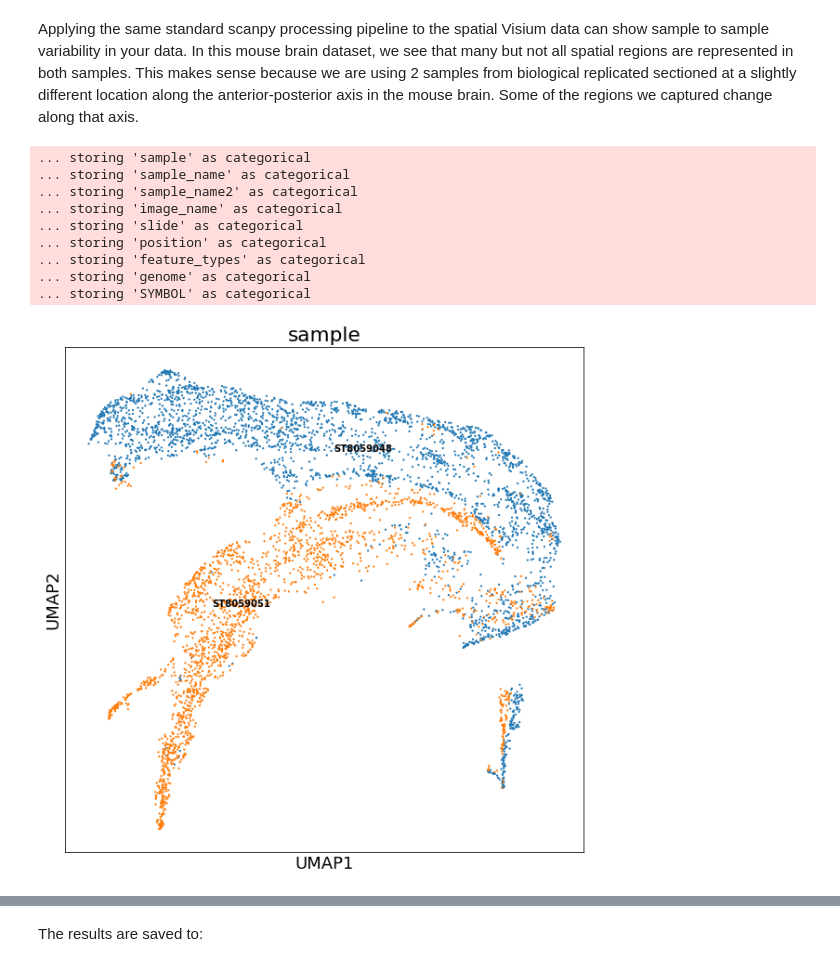
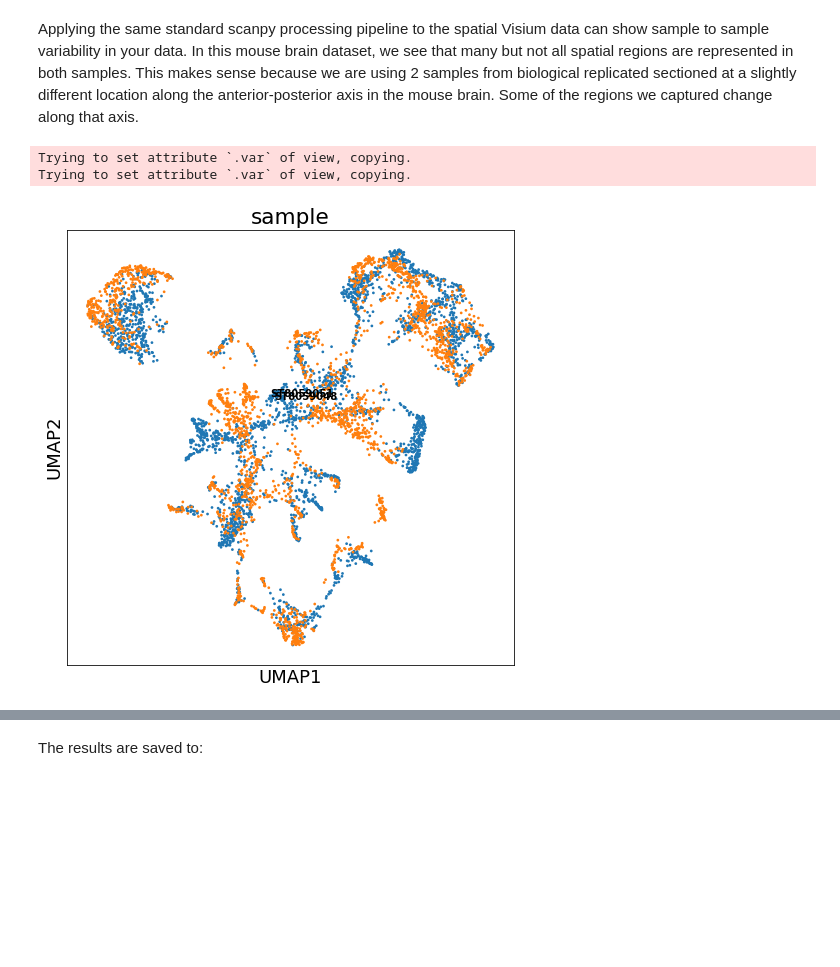
Before and after one commit to BayraktarLab/cell2location, a Jupyter notebook: docs/notebooks/cell2location_short_demo.ipynb, the cells around one changed output, grey strips where cells are left out. Drawn from its saved outputs; the diff is of its cells as text; code cells hidden in the pictures; blank space fills up the shorter version.

```diff
--- a/docs/notebooks/cell2location_short_demo.ipynb
+++ b/docs/notebooks/cell2location_short_demo.ipynb
@@ -307,26 +294,37 @@ sc.pl.umap(adata_snrna_raw, color=['annotation_1'], size=15,
 # %% [markdown]
 Applying the same standard scanpy processing pipeline to the spatial Visium data can show sample to sample variability in your data. In this mouse brain dataset,  we see that many but not all spatial regions are represented in both samples. This makes sense because we are using 2 samples from biological replicated sectioned at a slightly different location along the anterior-posterior axis in the mouse brain. Some of the regions we captured change along that axis.
-# %%
-sc.tl.pca(adata_vis, svd_solver='arpack', n_comps=50)
-sc.pp.neighbors(adata_vis, n_neighbors = 100, n_pcs = 50)
-sc.tl.umap(adata_vis, min_dist = 0.2, spread = 4)
-
-rcParams['figure.figsize'] = 10, 10
-rcParams["axes.facecolor"] = "white"
-sc.pl.umap(adata_vis, color=['sample'], size=20,
-           color_map = 'RdPu', ncols = 1, legend_loc='on data',
-           legend_fontsize=10)
-# %% [output]
-... storing 'sample' as categorical
-... storing 'sample_name' as categorical
-... storing 'sample_name2' as categorical
-... storing 'image_name' as categorical
-... storing 'slide' as categorical
-... storing 'position' as categorical
-... storing 'feature_types' as categorical
-... storing 'genome' as categorical
-... storing 'SYMBOL' as categorical
-[figure, removed]
+# %%
+adata_vis_plt = adata_vis.copy()
+
+# Log-transform (log(data + 1))
+sc.pp.log1p(adata_vis_plt)
+
+# Find highly variable genes within each sample
+adata_vis_plt.var['highly_variable'] = False
+for s in adata_vis_plt.obs['sample'].unique():
+
+    adata_vis_plt_1 = adata_vis_plt[adata_vis_plt.obs['sample'].isin([s]), :]
+    sc.pp.highly_variable_genes(adata_vis_plt_1, min_mean=0.0125, max_mean=5, min_disp=0.5, n_top_genes=1000)
+
+    hvg_list = list(adata_vis_plt_1.var_names[adata_vis_plt_1.var['highly_variable']])
+    adata_vis_plt.var.loc[hvg_list, 'highly_variable'] = True
+
+# Scale the data ( (data - mean) / sd )
+sc.pp.scale(adata_vis_plt, max_value=10)
+# PCA, KNN construction, UMAP
+sc.tl.pca(adata_vis_plt, svd_solver='arpack', n_comps=40, use_highly_variable=True)
+sc.pp.neighbors(adata_vis_plt, n_neighbors = 20, n_pcs = 40, metric='cosine')
+sc.tl.umap(adata_vis_plt, min_dist = 0.3, spread = 1)
+
+rcParams['figure.figsize'] = 8, 8
+rcParams["axes.facecolor"] = "white"
+sc.pl.umap(adata_vis_plt, color=['sample'], size=30,
+           color_map = 'RdPu', ncols = 1, legend_loc='on data',
+           legend_fontsize=10)
+# %% [output]
+Trying to set attribute `.var` of view, copying.
+Trying to set attribute `.var` of view, copying.
+[figure, added]
 # %% [markdown]
 ## 3. cell2location analysis in one step
 
```
Also changed, not shown: parts of 14 cells of this notebook.
